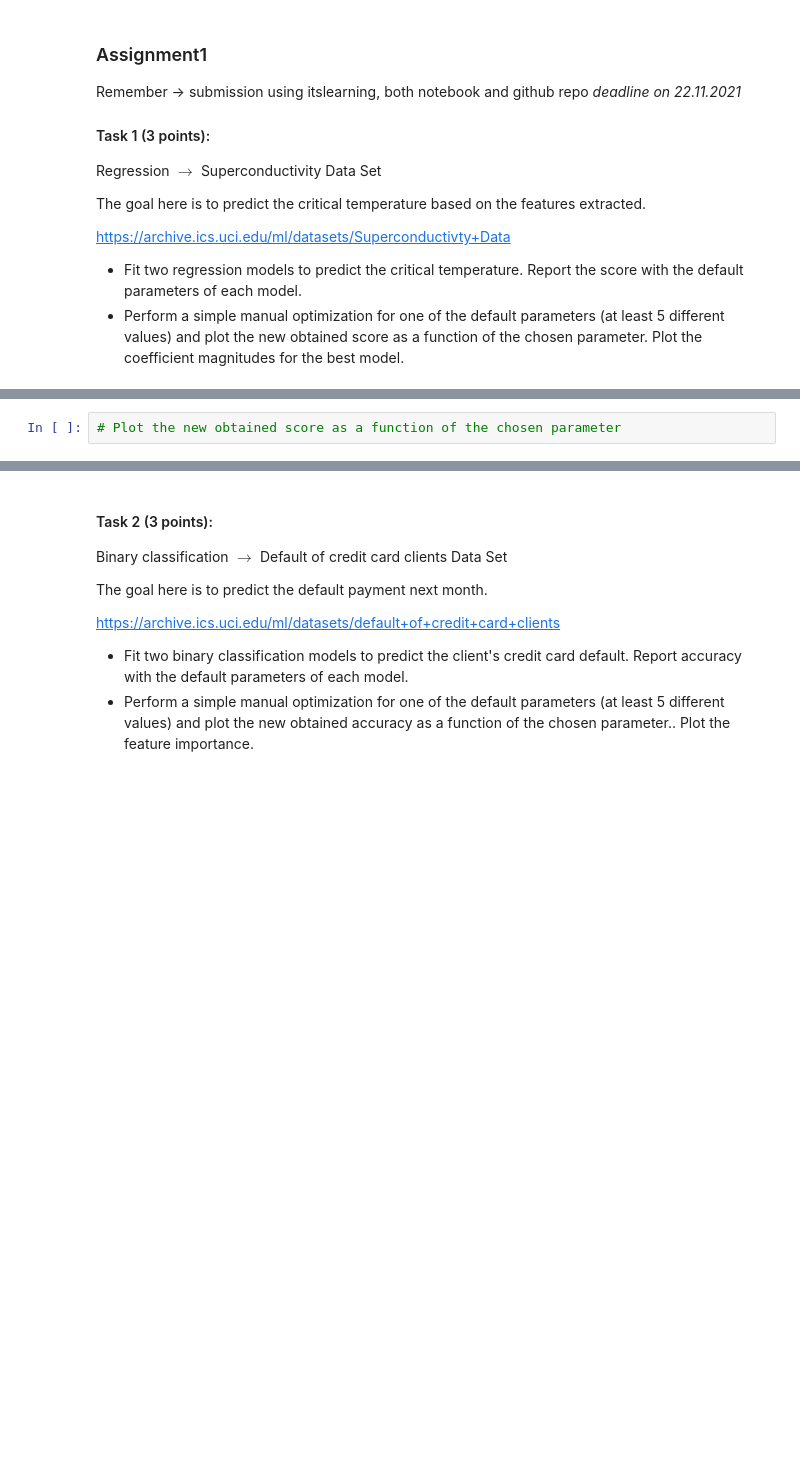
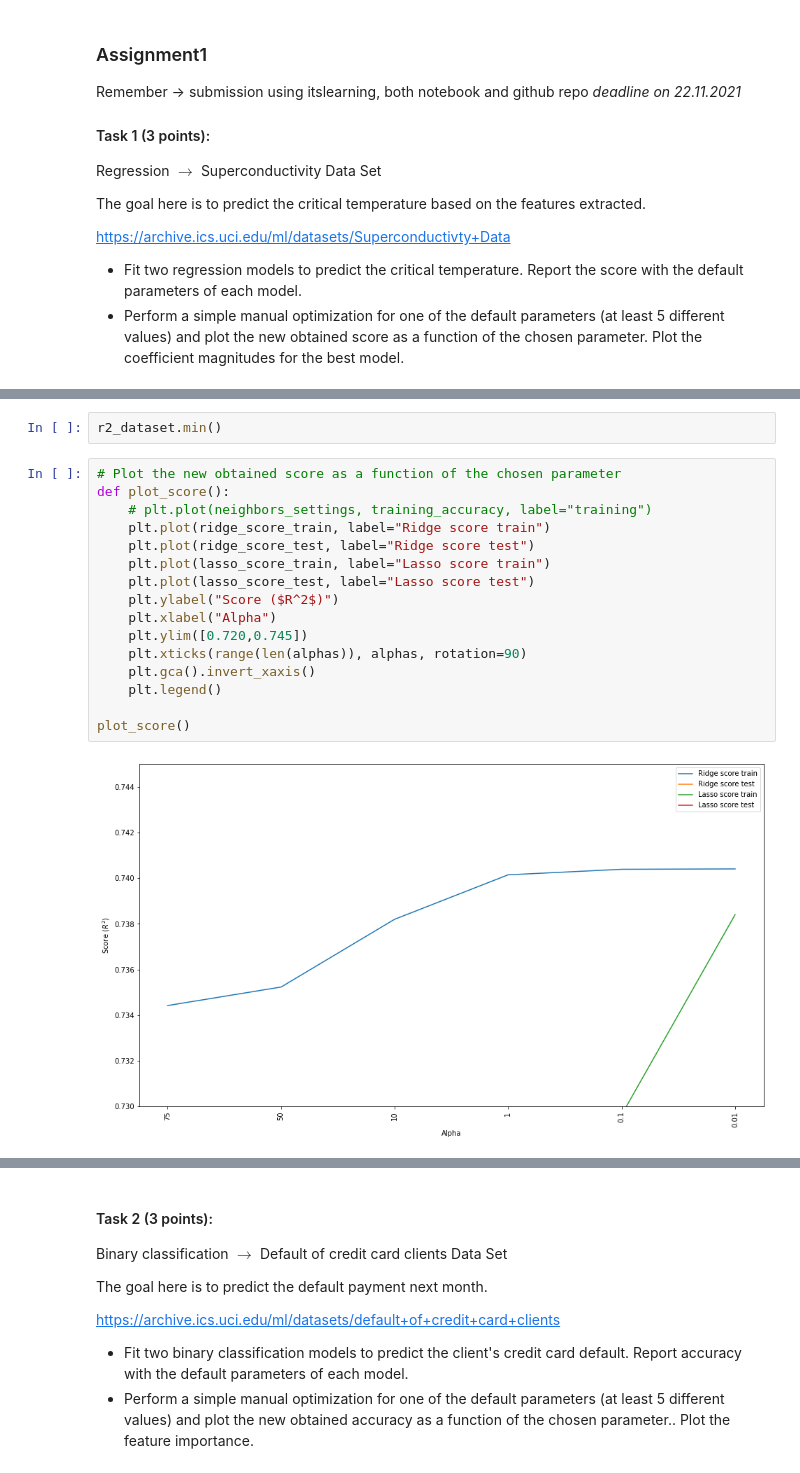
Before and after one commit to martinel-UAS/projects, a Jupyter notebook: Assignment_1/Assignment_1.ipynb, the cells around one changed output, grey strips where cells are left out. Saved outputs shown, nothing was run; the diff lists cells and outputs as text; blank space fills up the shorter version.

```diff
--- a/Assignment_1/Assignment_1.ipynb
+++ b/Assignment_1/Assignment_1.ipynb
@@ -89,4 +96,22 @@ r2_dataset
-# %%
-# Plot the new obtained score as a function of the chosen parameter
+# %%
+r2_dataset.min()
+# %%
+# Plot the new obtained score as a function of the chosen parameter
+def plot_score():
+    # plt.plot(neighbors_settings, training_accuracy, label="training")
+    plt.plot(ridge_score_train, label="Ridge score train")
+    plt.plot(ridge_score_test, label="Ridge score test")
+    plt.plot(lasso_score_train, label="Lasso score train")
+    plt.plot(lasso_score_test, label="Lasso score test")
+    plt.ylabel("Score ($R^2$)")
+    plt.xlabel("Alpha")
+    plt.ylim([0.720,0.745])
+    plt.xticks(range(len(alphas)), alphas, rotation=90)
+    plt.gca().invert_xaxis()
+    plt.legend()
+
+plot_score()
+# %% [output]
+[figure, added]
 # %%
 # Plot the coefficient magnitudes for the best model (Ridge - alpha 0.01)
```
Also changed, not shown: parts of 6 cells of this notebook.
